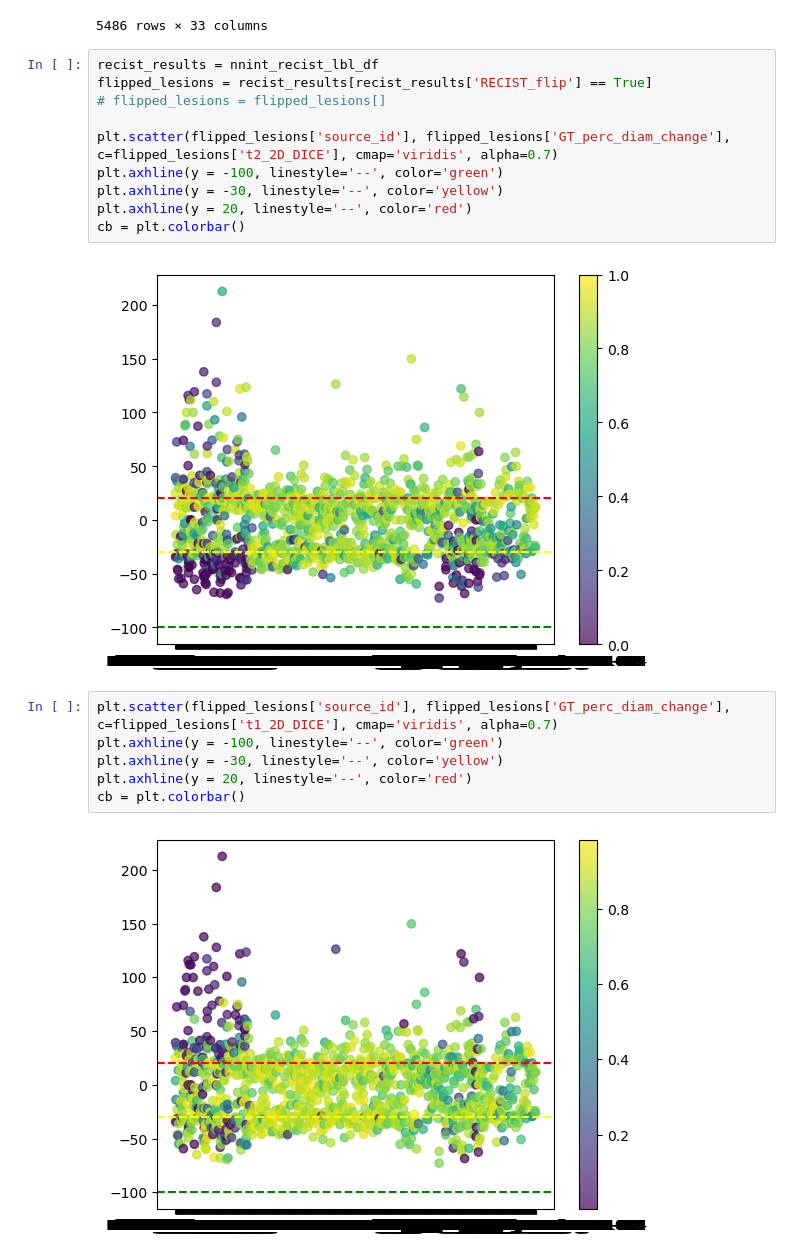
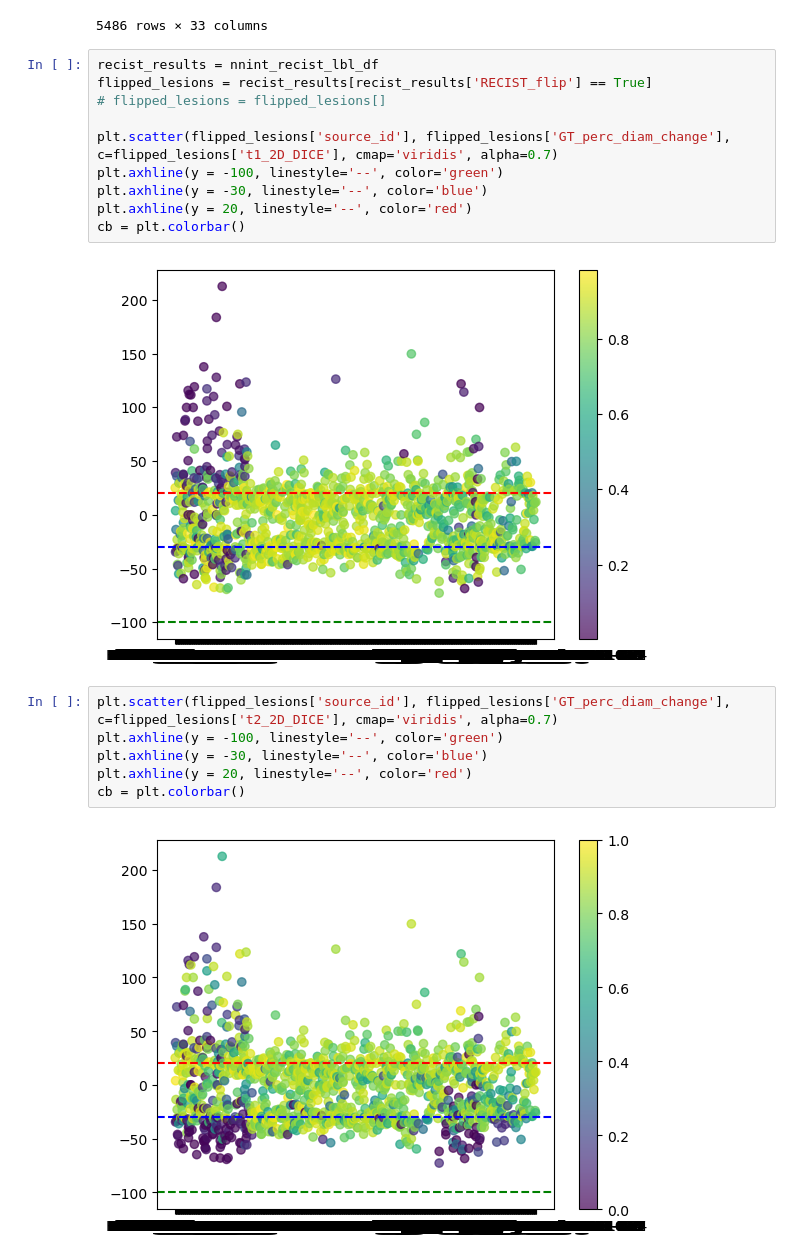
Before and after one commit to bhklab/recist-vs-reality, a Jupyter notebook: workflow/notebooks/hexbin_plots_2.ipynb, the cells around one changed output. Cells and saved outputs as stored; diff of their text form.

```diff
--- a/workflow/notebooks/hexbin_plots_2.ipynb
+++ b/workflow/notebooks/hexbin_plots_2.ipynb
@@ -324,18 +324,18 @@ recist_results = nnint_recist_lbl_df
 flipped_lesions = recist_results[recist_results['RECIST_flip'] == True]
 # flipped_lesions = flipped_lesions[]
 
-plt.scatter(flipped_lesions['source_id'], flipped_lesions['GT_perc_diam_change'], c=flipped_lesions['t2_2D_DICE'], cmap='viridis', alpha=0.7)
+plt.scatter(flipped_lesions['source_id'], flipped_lesions['GT_perc_diam_change'], c=flipped_lesions['t1_2D_DICE'], cmap='viridis', alpha=0.7)
 plt.axhline(y = -100, linestyle='--', color='green')
-plt.axhline(y = -30, linestyle='--', color='yellow')
+plt.axhline(y = -30, linestyle='--', color='blue')
 plt.axhline(y = 20, linestyle='--', color='red')
 cb = plt.colorbar()
 # %% [output]
-[figure, old version]
+[figure, new version]
 # %%
-plt.scatter(flipped_lesions['source_id'], flipped_lesions['GT_perc_diam_change'], c=flipped_lesions['t1_2D_DICE'], cmap='viridis', alpha=0.7)
+plt.scatter(flipped_lesions['source_id'], flipped_lesions['GT_perc_diam_change'], c=flipped_lesions['t2_2D_DICE'], cmap='viridis', alpha=0.7)
 plt.axhline(y = -100, linestyle='--', color='green')
-plt.axhline(y = -30, linestyle='--', color='yellow')
+plt.axhline(y = -30, linestyle='--', color='blue')
 plt.axhline(y = 20, linestyle='--', color='red')
 cb = plt.colorbar()
 # %% [output]
-[figure, old version]
+[figure, new version]
```
Also changed, not shown: parts of 6 cells of this notebook.
